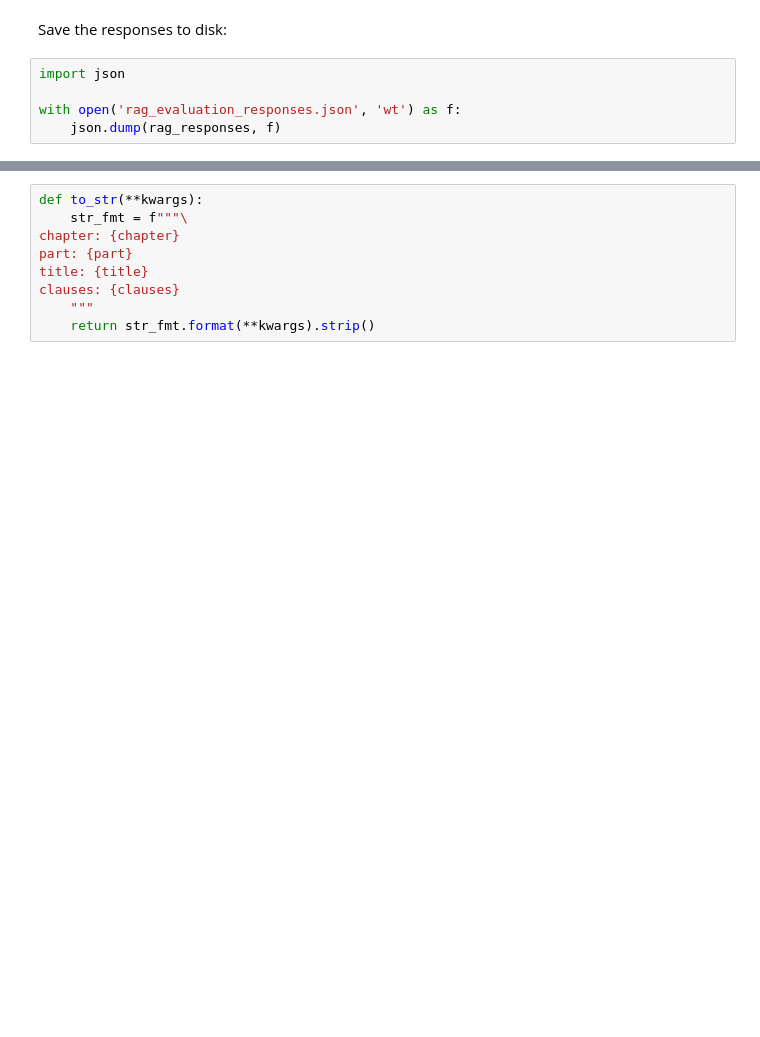
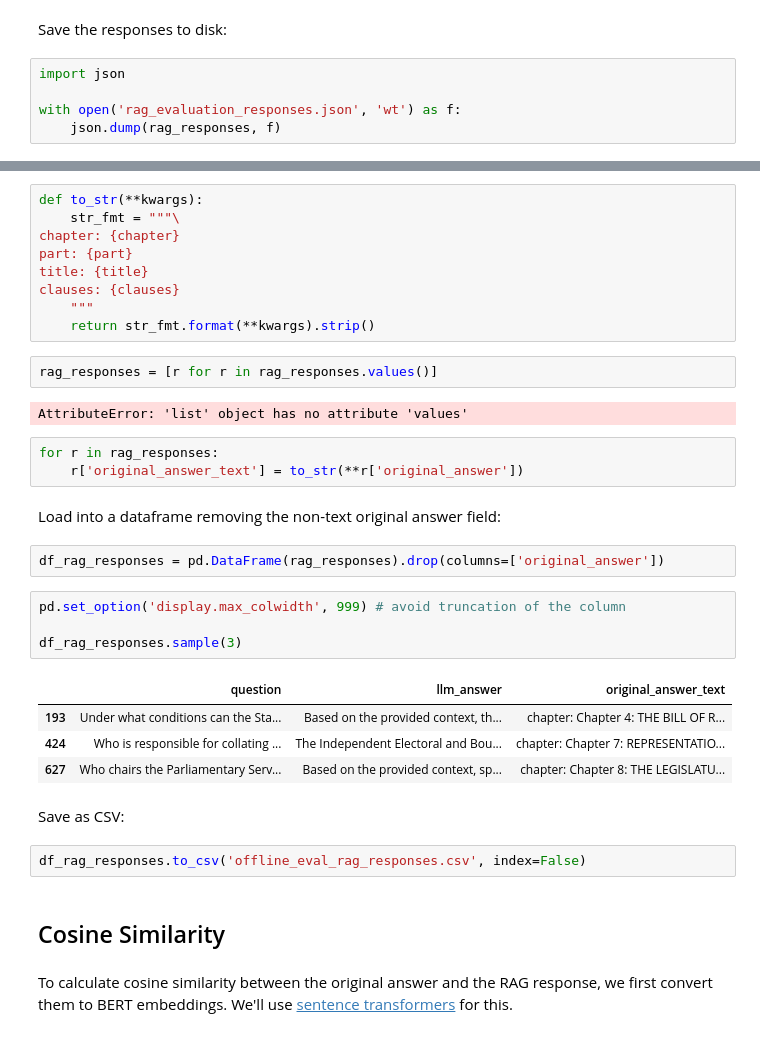
Before and after one commit to programmer-ke/katiba-chat, a Jupyter notebook: notebooks/offline_rag_evaluation.ipynb, the cells around one changed output, grey strips where cells are left out. Saved outputs shown, nothing was run; the diff lists cells and outputs as text; blank space fills up the shorter version.

```diff
--- a/notebooks/offline_rag_evaluation.ipynb
+++ b/notebooks/offline_rag_evaluation.ipynb
@@ -512,9 +484,39 @@ To disable this warning, you can either:
 # %%
 def to_str(**kwargs):
-    str_fmt = f"""\
+    str_fmt = """\
 chapter: {chapter}
 part: {part}
 title: {title}
 clauses: {clauses}
     """
     return str_fmt.format(**kwargs).strip()
+# %%
+rag_responses = [r for r in rag_responses.values()]
+# %% [output]
+AttributeError: 'list' object has no attribute 'values'
+# %%
+for r in rag_responses:
+    r['original_answer_text'] = to_str(**r['original_answer'])
+# %% [markdown]
+Load into a dataframe removing the non-text original answer field:
+# %%
+df_rag_responses = pd.DataFrame(rag_responses).drop(columns=['original_answer'])
+# %%
+pd.set_option('display.max_colwidth', 999) # avoid truncation of the column
+
+df_rag_responses.sample(3)
+# %% [output]
+|  | question | llm_answer | original_answer_text |
+| 193 | Under what conditions can the Sta... | Based on the provided context, th... | chapter: Chapter 4: THE BILL OF R... |
+| 424 | Who is responsible for collating ... | The Independent Electoral and Bou... | chapter: Chapter 7: REPRESENTATIO... |
+| 627 | Who chairs the Parliamentary Serv... | Based on the provided context, sp... | chapter: Chapter 8: THE LEGISLATU... |
+# %% [markdown]
+Save as CSV:
+# %%
+df_rag_responses.to_csv('offline_eval_rag_responses.csv', index=False)
+# %% [markdown]
+## Cosine Similarity
+# %% [markdown]
+To calculate cosine similarity between the original answer and the RAG response, we first convert them to BERT embeddings. We'll use [sentence transformers][8] for this.
+
+[8]: https://sbert.net
```
Also changed, not shown: parts of 43 cells of this notebook, 4 other files.
